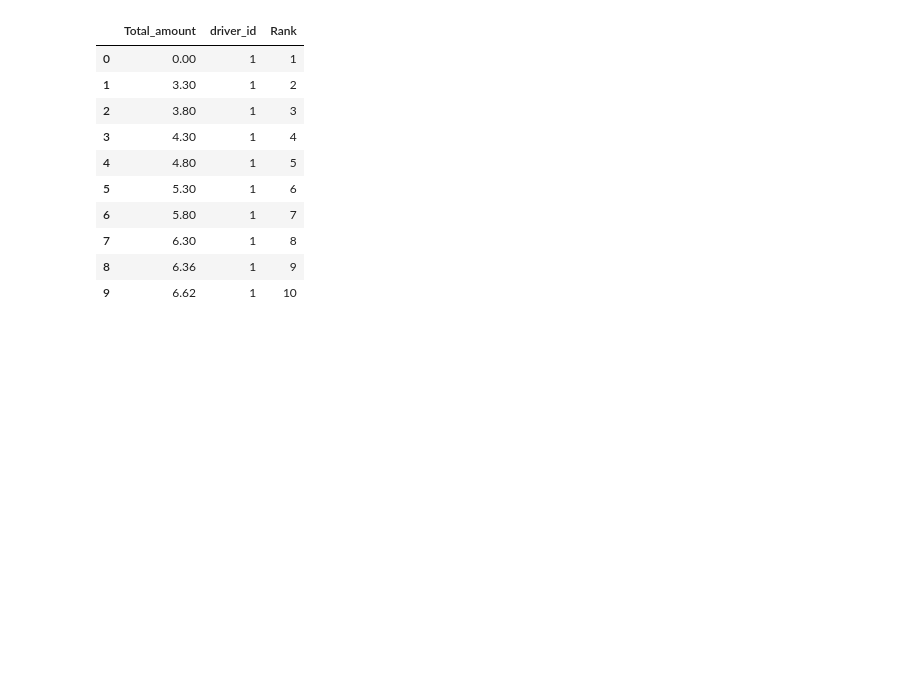
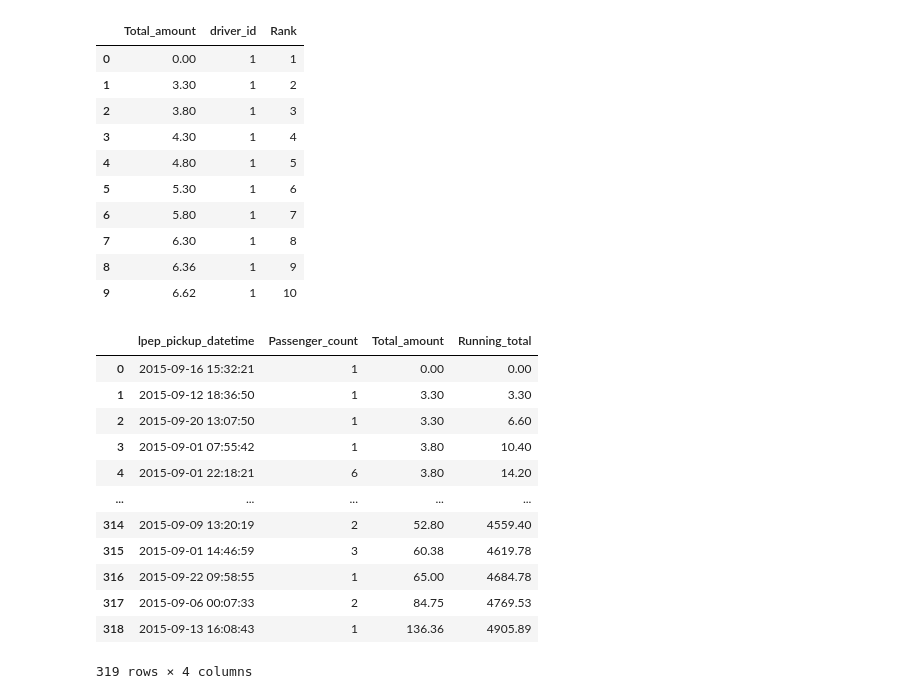
Before and after one commit to fcamuz/sqLite-practices, a Jupyter notebook: NYC_Taxi_SQL.ipynb, the cells around one changed output. Drawn from its saved outputs; the diff is of its cells as text; code cells hidden in the pictures; blank space fills up the shorter version.

Commit message:
30 question done

```diff
--- a/NYC_Taxi_SQL.ipynb
+++ b/NYC_Taxi_SQL.ipynb
@@ -558,3 +595,42 @@ pysqldf(q)
 | 7 | 6.30 | 1 | 8 |
 | 8 | 6.36 | 1 | 9 |
 | 9 | 6.62 | 1 | 10 |
+# %%
+#21. Our friend, driver_id 1, is very happy to see what we have done for her (Yes, it is “her”.
+#Her name is Gertrude Jeannette, https://en.wikipedia.org/wiki/Gertrude_Jeannette.\
+#That is why her id is 1). Could you do her a favor and track her earning after each trip?
+#She would be very thankful if we can provide her with the following information:
+
+#  Hint: Cumulative sum, running total
+
+
+q = """
+     SELECT DISTINCT rs.lpep_pickup_datetime, rs.Passenger_count, rs.Total_amount, SUM(rs.Total_amount) OVER (ROWS UNBOUNDED PRECEDING) Running_total
+
+      from (
+        select
+            driver_id, Total_amount, lpep_pickup_datetime, Passenger_count,
+            DENSE_RANK() over (Partition BY driver_id
+                ORDER BY Total_amount asc) AS Rank
+        from nyc_data_sep
+        )  rs where  driver_id=1
+
+
+
+    """
+
+pysqldf(q)
+# %% [output]
+|  | lpep_pickup_datetime | Passenger_count | Total_amount | Running_total |
+| 0 | 2015-09-16 15:32:21 | 1 | 0.00 | 0.00 |
+| 1 | 2015-09-12 18:36:50 | 1 | 3.30 | 3.30 |
+| 2 | 2015-09-20 13:07:50 | 1 | 3.30 | 6.60 |
+| 3 | 2015-09-01 07:55:42 | 1 | 3.80 | 10.40 |
+| 4 | 2015-09-01 22:18:21 | 6 | 3.80 | 14.20 |
+| ... | ... | ... | ... | ... |
+| 314 | 2015-09-09 13:20:19 | 2 | 52.80 | 4559.40 |
+| 315 | 2015-09-01 14:46:59 | 3 | 60.38 | 4619.78 |
+| 316 | 2015-09-22 09:58:55 | 1 | 65.00 | 4684.78 |
+| 317 | 2015-09-06 00:07:33 | 2 | 84.75 | 4769.53 |
+| 318 | 2015-09-13 16:08:43 | 1 | 136.36 | 4905.89 |
+319 rows × 4 columns
```
Also changed, not shown: parts of 18 cells of this notebook, 6 other files.
